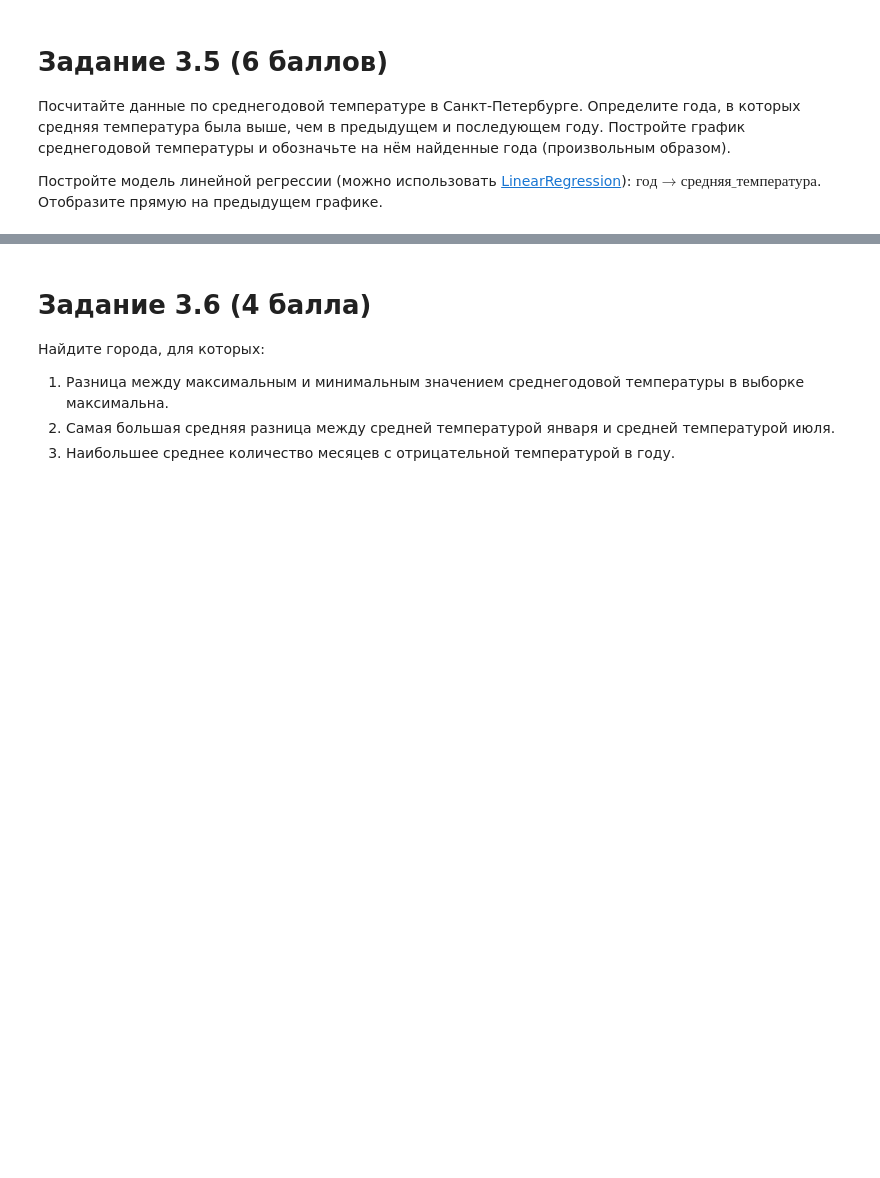
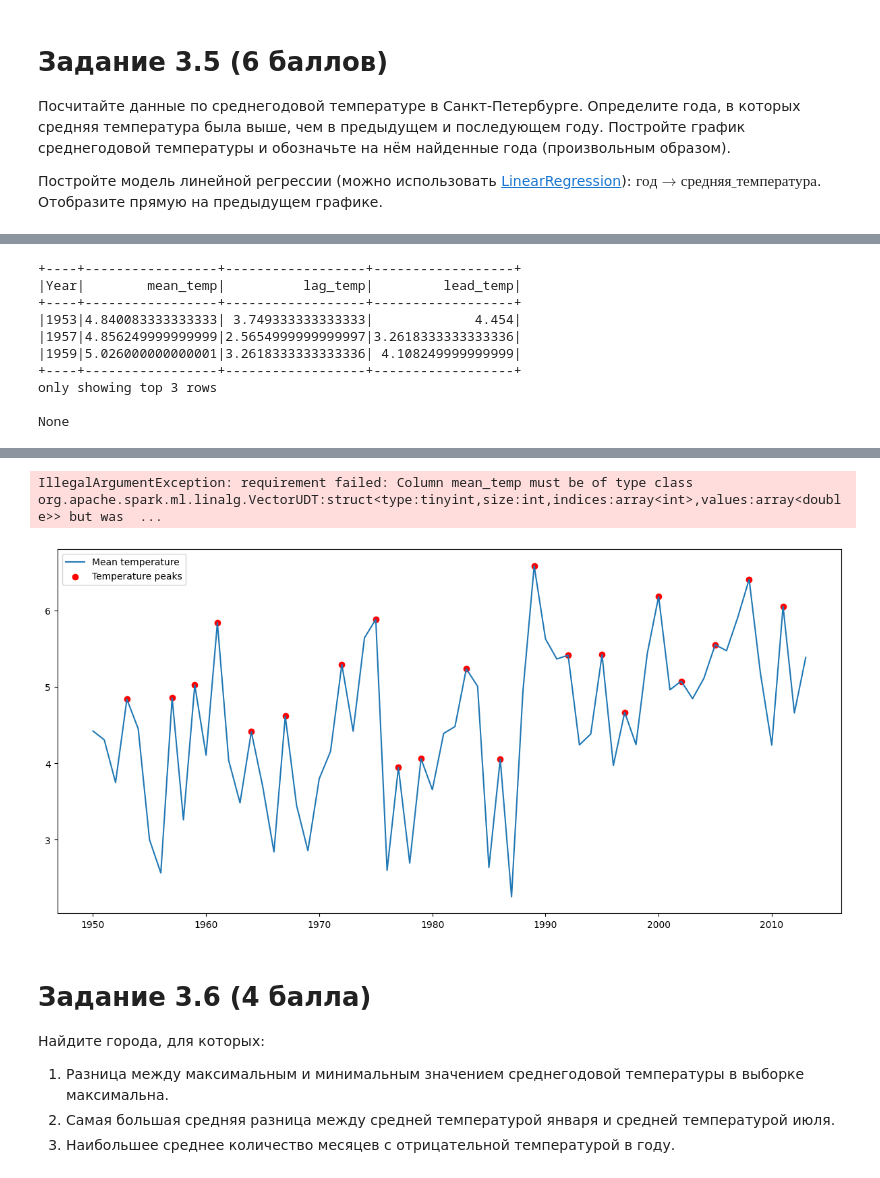
Before and after one commit to valentinnsh/bd-2023, a Jupyter notebook: tasks/Task_5.ipynb, the cells around one changed output, grey strips where cells are left out. Saved outputs shown, nothing was run; the diff lists cells and outputs as text; code cells hidden in the pictures; blank space fills up the shorter version.

```diff
--- a/tasks/Task_5.ipynb
+++ b/tasks/Task_5.ipynb
@@ -67,3 +118,38 @@ only showing top 10 rows
 Посчитайте данные по среднегодовой температуре в Санкт-Петербурге. Определите года, в которых средняя температура была выше, чем в предыдущем  и последующем году. Постройте график среднегодовой температуры и обозначьте на нём найденные года (произвольным образом).
 
 Постройте модель линейной регрессии (можно использовать [LinearRegression](https://scikit-learn.org/stable/modules/generated/sklearn.linear_model.LinearRegression.html)): $\mathbb{год} \rightarrow \mathbb{средняя\_температура}$. Отобразите прямую на предыдущем графике.
+# %%
+import numpy as np
+from pyspark.ml.regression import LinearRegression
+from pyspark.ml.feature import VectorAssembler
+from pyspark.sql.window import Window
+
+spb_data = df.filter(df["City"] == "Saint Petersburg")
+spb_mean = spb_data.groupBy(F.year("dt").alias("Year")).agg(F.avg("AverageTemperature").alias("mean_temp")).orderBy("Year")
+# temp_peaks = spb_mean.filter(spb_mean["mean_temp"] > F.lag(spb_mean["mean_temp"],1) & spb_mean["mean_temp"] > F.lead(spb_mean["mean_temp"], 1))
+# temp_peaks = spb_mean.filter((spb_mean["mean_temp"] > F.lag(spb_mean["mean_temp"], 1)) & (spb_mean["mean_temp"] > F.lead(spb_mean["mean_temp"], 1)))
+
+# Create lag and lead column using window functions with a Window specified by "date"
+windowSpec = Window.orderBy("Year")
+spb_mean = spb_mean.withColumn("lag_temp", F.lag("mean_temp").over(windowSpec))
+spb_mean = spb_mean.withColumn("lead_temp", F.lead("mean_temp").over(windowSpec))
+
+# Filter rows where "mean_temp" is greater than both lag and lead values
+temp_peaks = spb_mean.filter((spb_mean["mean_temp"] > spb_mean["lag_temp"]) & (spb_mean["mean_temp"] > spb_mean["lead_temp"]))
+print(temp_peaks.show(3))
+
+
+spb_mean_list = spb_mean.select("mean_temp").rdd.flatMap(lambda x: x).collect()
+spb_years = spb_mean.select("Year").rdd.flatMap(lambda x: x).collect()
+
+temp_peaks_list = temp_peaks.select("mean_temp").rdd.flatMap(lambda x: x).collect()
+temp_peaks_years = temp_peaks.select("Year").rdd.flatMap(lambda x: x).collect()
+
+plt.figure(figsize=(15, 7))
+plt.plot(spb_years, spb_mean_list, label="Mean temperature")
+plt.scatter(temp_peaks_years, temp_peaks_list, color="r", label="Temperature peaks")
+plt.legend()
+
+model = LinearRegression(featuresCol="mean_temp", labelCol="Year").fit(spb_mean)
+print(f'Model predictions : {model.evaluate(range(len(spb_mean_list))).predictions.show(3)}')
+# %% [output]
@@ -69,0 +165,10 @@ only showing top 10 rows
++----+-----------------+------------------+------------------+
+|Year|        mean_temp|          lag_temp|         lead_temp|
++----+-----------------+------------------+------------------+
+|1953|4.840083333333333| 3.749333333333333|             4.454|
+|1957|4.856249999999999|2.5654999999999997|3.2618333333333336|
+|1959|5.026000000000001|3.2618333333333336| 4.108249999999999|
++----+-----------------+------------------+------------------+
+only showing top 3 rows
+
+None
@@ -70,3 +193,5 @@ only showing top 10 rows
+IllegalArgumentException: requirement failed: Column mean_temp must be of type class org.apache.spark.ml.linalg.VectorUDT:struct<type:tinyint,size:int,indices:array<int>,values:array<double>> but was  ...
+[figure, added]
 # %% [markdown]
 # Задание 3.6 (4 балла)
 
```
Also changed, not shown: parts of 8 cells of this notebook.
